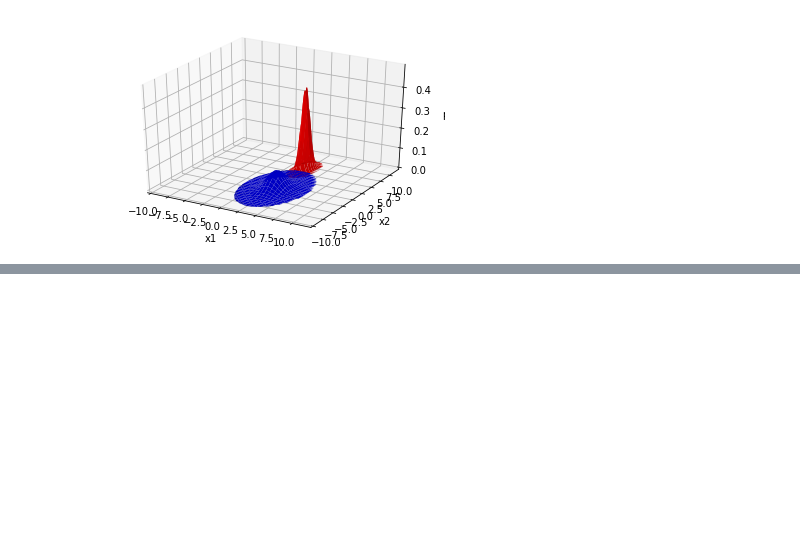
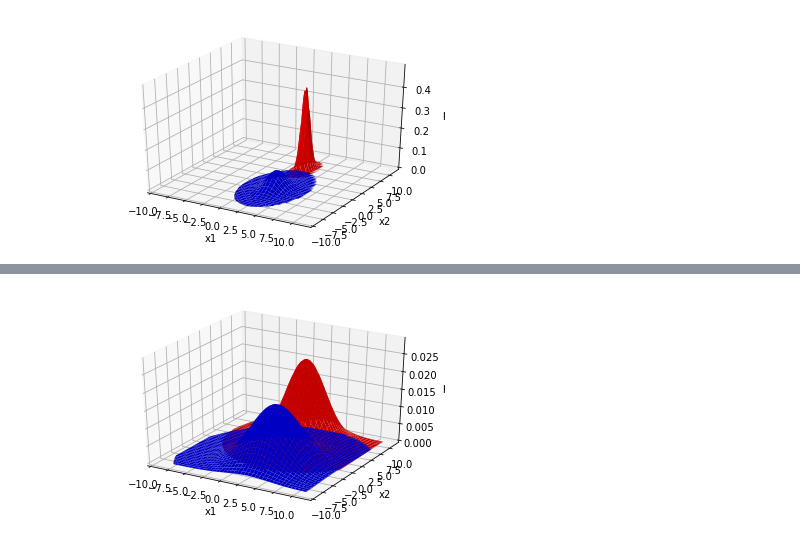
Before and after one commit to vgaupset/ele520-assignment3, a Jupyter notebook: labsol3.ipynb, the cells around one changed output, grey strips where cells are left out. Saved outputs shown, nothing was run; the diff lists cells and outputs as text; code cells hidden in the pictures; blank space fills up the shorter version.

```diff
--- a/labsol3.ipynb
+++ b/labsol3.ipynb
@@ -145,3 +139,8 @@ labsol3(X)
+# %%
+#g)
+labsol3(X, met='PW', h1=5)
+# %% [output]
+[figure, added]
 # %%
 # f)
 labsol3(X,met="KN",k=1)
```
Also changed, not shown: parts of 8 cells of this notebook, 1 other file.
